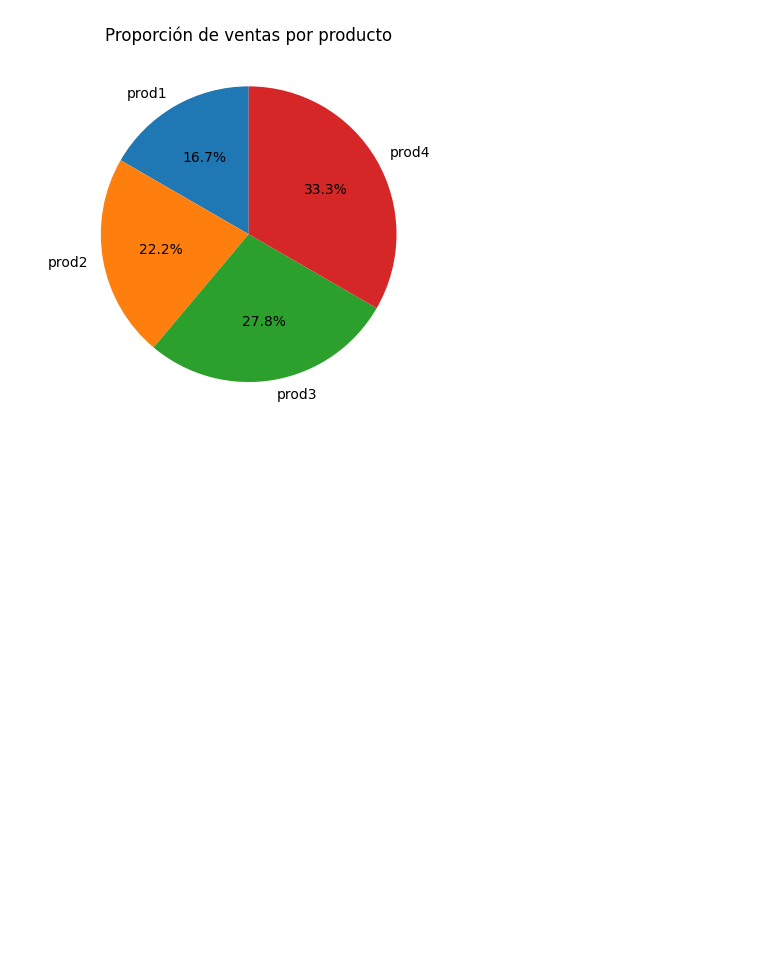
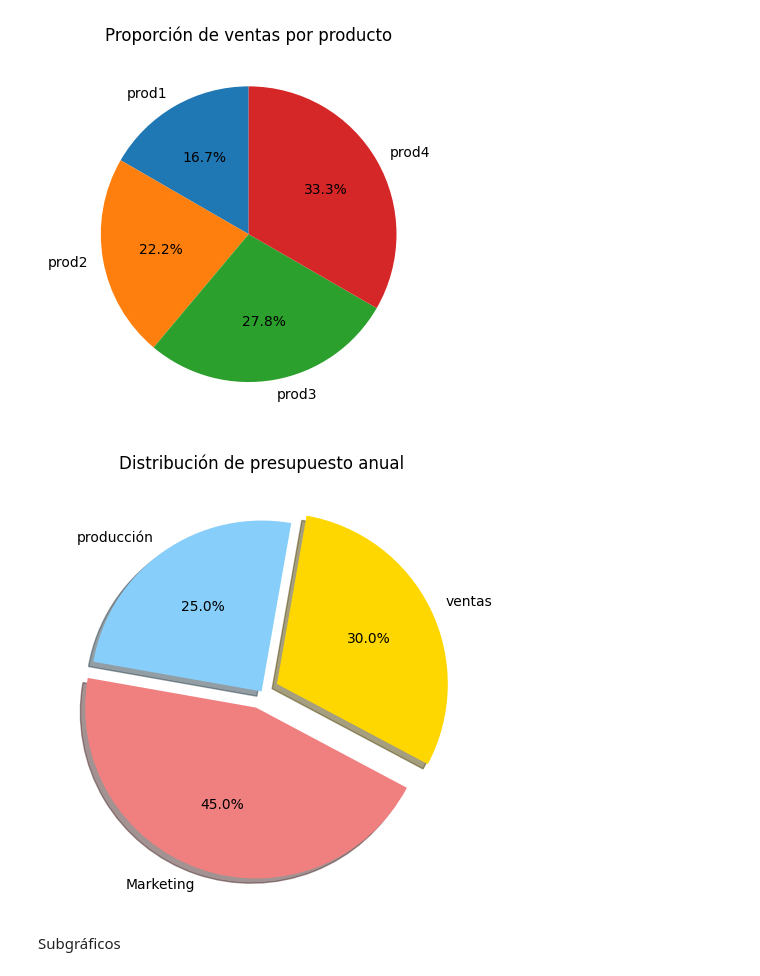
Before and after one commit to Monica-Restrepo/Graficos, a Jupyter notebook: Matplotlib.ipynb, the cells around one changed output. Drawn from its saved outputs; the diff is of its cells as text; code cells hidden in the pictures; blank space fills up the shorter version.

```diff
--- a/Matplotlib.ipynb
+++ b/Matplotlib.ipynb
@@ -341,3 +341,24 @@ plt.title('Proporción de ventas por producto')
 plt.show()
 # %% [output]
 [figure]
+# %%
+valores = [30, 45, 25]
+etiquetas = ['ventas','Marketing','producción']
+colores = ['gold','lightcoral','lightskyblue']
+explode = (0.1, 0.1, 0)
+
+plt.pie(valores,
+        labels=etiquetas,
+        colors=colores,
+        explode=explode,
+        autopct='%1.1f%%',
+        shadow=True,
+        startangle=80,
+        counterclock=False)
+plt.title('Distribución de presupuesto anual')
+plt.tight_layout()
+plt.show()
+# %% [output]
+[figure, added]
+# %% [markdown]
+ Subgráficos
```
Also changed, not shown: parts of 1 cell of this notebook.
